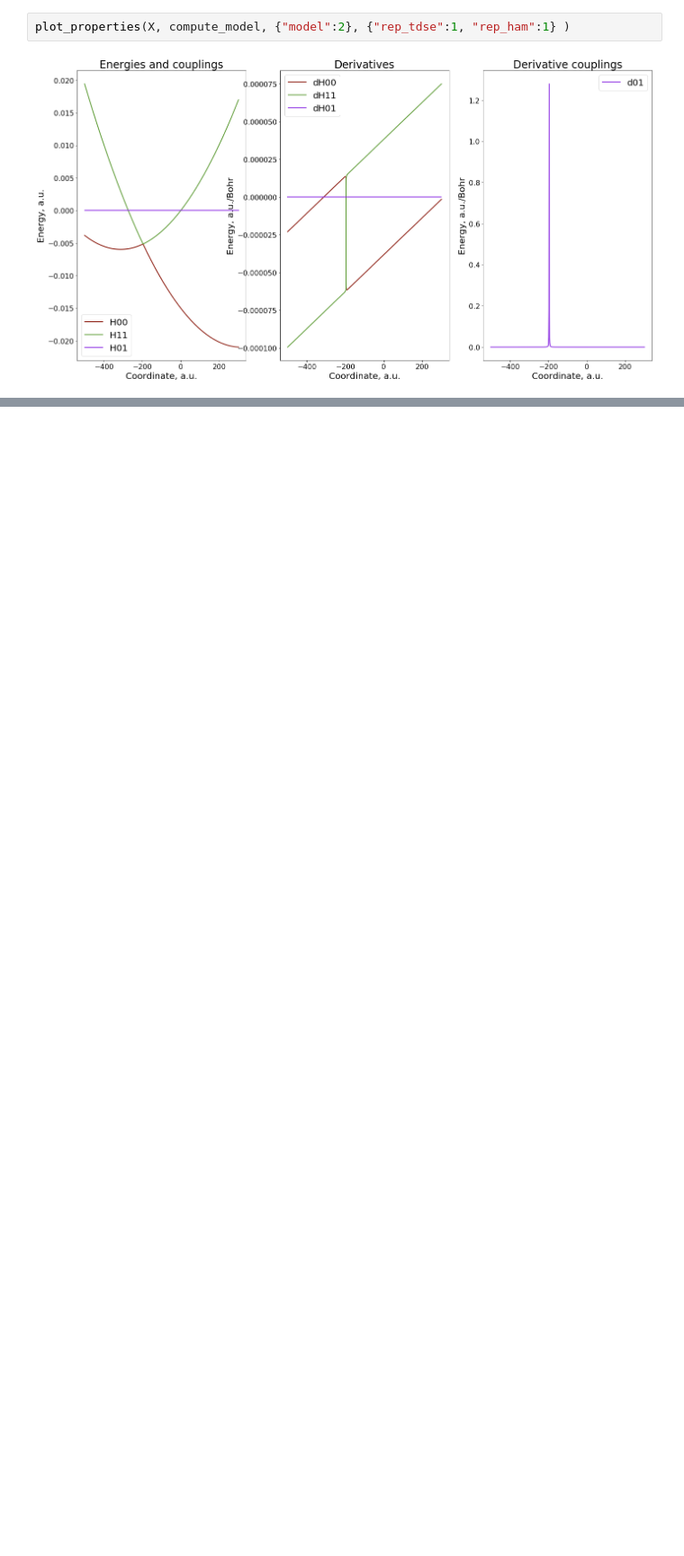
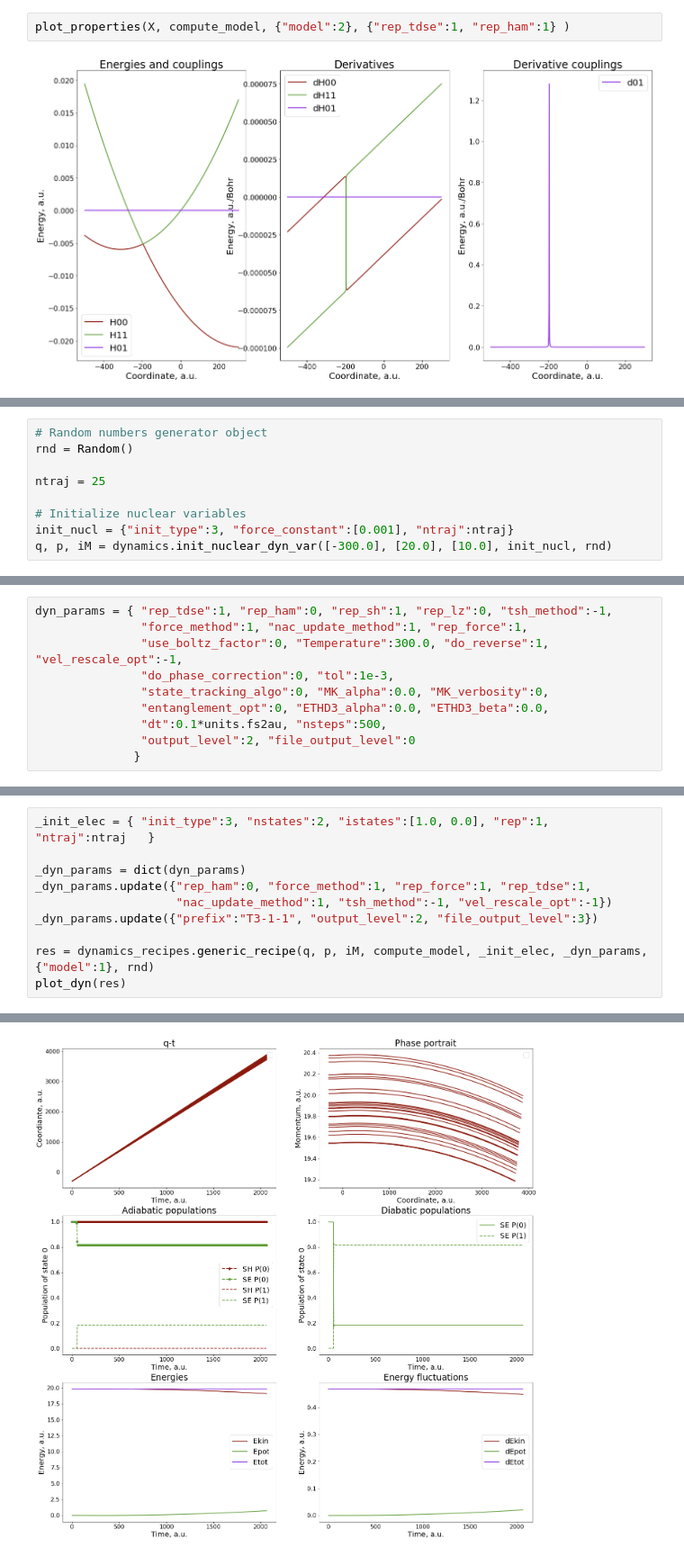
Before and after one commit to Quantum-Dynamics-Hub/libra-code, a Jupyter notebook: notebooks/Example16_Dynamics/Dynamics_Tutorial-3.ipynb, the cells around one changed output, grey strips where cells are left out. Shown at 90% size. Cells and saved outputs as stored; diff of their text form; blank space fills up the shorter version.

Commit message:
Updated the dynamics Tutorial 3

```diff
--- a/notebooks/Example16_Dynamics/Dynamics_Tutorial-3.ipynb
+++ b/notebooks/Example16_Dynamics/Dynamics_Tutorial-3.ipynb
@@ -684,0 +629,9 @@ No handles with labels found to put in legend.
+# %%
+# Random numbers generator object
+rnd = Random()
+
+ntraj = 25
+
+# Initialize nuclear variables
+init_nucl = {"init_type":3, "force_constant":[0.001], "ntraj":ntraj}
+q, p, iM = dynamics.init_nuclear_dyn_var([-300.0], [20.0], [10.0], init_nucl, rnd)
@@ -684,0 +640,10 @@ No handles with labels found to put in legend.
+# %%
+dyn_params = { "rep_tdse":1, "rep_ham":0, "rep_sh":1, "rep_lz":0, "tsh_method":-1,
+               "force_method":1, "nac_update_method":1, "rep_force":1,
+               "use_boltz_factor":0, "Temperature":300.0, "do_reverse":1, "vel_rescale_opt":-1,
+               "do_phase_correction":0, "tol":1e-3,
+               "state_tracking_algo":0, "MK_alpha":0.0, "MK_verbosity":0,
+               "entanglement_opt":0, "ETHD3_alpha":0.0, "ETHD3_beta":0.0,
+               "dt":0.1*units.fs2au, "nsteps":500,
+               "output_level":2, "file_output_level":0
+              }
@@ -684,0 +743,11 @@ No handles with labels found to put in legend.
+# %%
+_init_elec = { "init_type":3, "nstates":2, "istates":[1.0, 0.0], "rep":1,  "ntraj":ntraj   }
+
+_dyn_params = dict(dyn_params)
+_dyn_params.update({"rep_ham":0, "force_method":1, "rep_force":1, "rep_tdse":1,
+                    "nac_update_method":1, "tsh_method":-1, "vel_rescale_opt":-1})
+_dyn_params.update({"prefix":"T3-1-1", "output_level":2, "file_output_level":3})
+
+res = dynamics_recipes.generic_recipe(q, p, iM, compute_model, _init_elec, _dyn_params, {"model":1}, rnd)
+plot_dyn(res)
+# %% [output]
@@ -684,0 +756 @@ No handles with labels found to put in legend.
+[figure, added]
```
Also changed, not shown: parts of 56 cells of this notebook.
